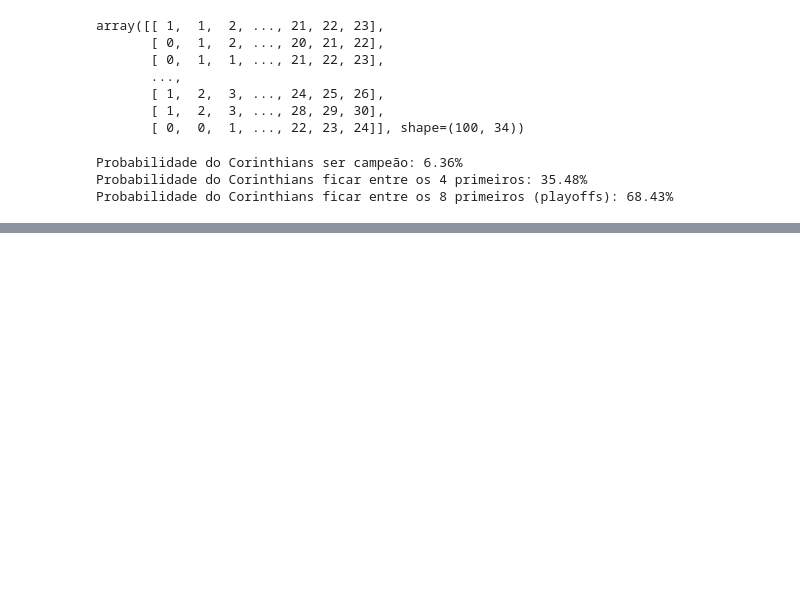
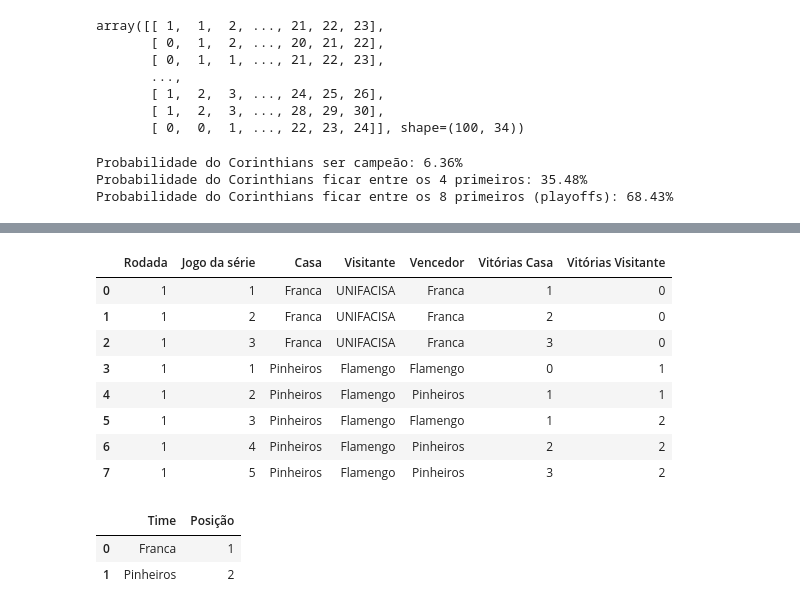
Before and after one commit to lucasdga1/Algoritmo-de-previsao-de-percentual-de-vitorias, a Jupyter notebook: notebooks/simulacao_torneio.ipynb, the cells around one changed output, grey strips where cells are left out. Drawn from its saved outputs; the diff is of its cells as text; code cells hidden in the pictures; blank space fills up the shorter version.

```diff
--- a/notebooks/simulacao_torneio.ipynb
+++ b/notebooks/simulacao_torneio.ipynb
@@ -496,0 +877,25 @@ Probabilidade do Corinthians ficar entre os 8 primeiros (playoffs): 68.43%
+# %%
+playoff_resultados_semi, playoff_class_final = playoffs_semi(playoff_class_semi_df)
+
+playoff_resultados_semi_df = pd.DataFrame(playoff_resultados_semi)
+playoff_class_final_df = pd.DataFrame(playoff_class_final)
+
+playoff_class_final_df = playoff_class_final_df.sort_values("Posição").reset_index(drop=True)
+
+playoff_resultados_semi_df
+# %% [output]
+|  | Rodada | Jogo da série | Casa | Visitante | Vencedor | Vitórias Casa | Vitórias Visitante |
+| 0 | 1 | 1 | Franca | UNIFACISA | Franca | 1 | 0 |
+| 1 | 1 | 2 | Franca | UNIFACISA | Franca | 2 | 0 |
+| 2 | 1 | 3 | Franca | UNIFACISA | Franca | 3 | 0 |
+| 3 | 1 | 1 | Pinheiros | Flamengo | Flamengo | 0 | 1 |
+| 4 | 1 | 2 | Pinheiros | Flamengo | Pinheiros | 1 | 1 |
+| 5 | 1 | 3 | Pinheiros | Flamengo | Flamengo | 1 | 2 |
+| 6 | 1 | 4 | Pinheiros | Flamengo | Pinheiros | 2 | 2 |
+| 7 | 1 | 5 | Pinheiros | Flamengo | Pinheiros | 3 | 2 |
+# %%
+playoff_class_final_df
+# %% [output]
+|  | Time | Posição |
+| 0 | Franca | 1 |
+| 1 | Pinheiros | 2 |
```
Also changed, not shown: parts of 16 cells of this notebook, 1 other file.
